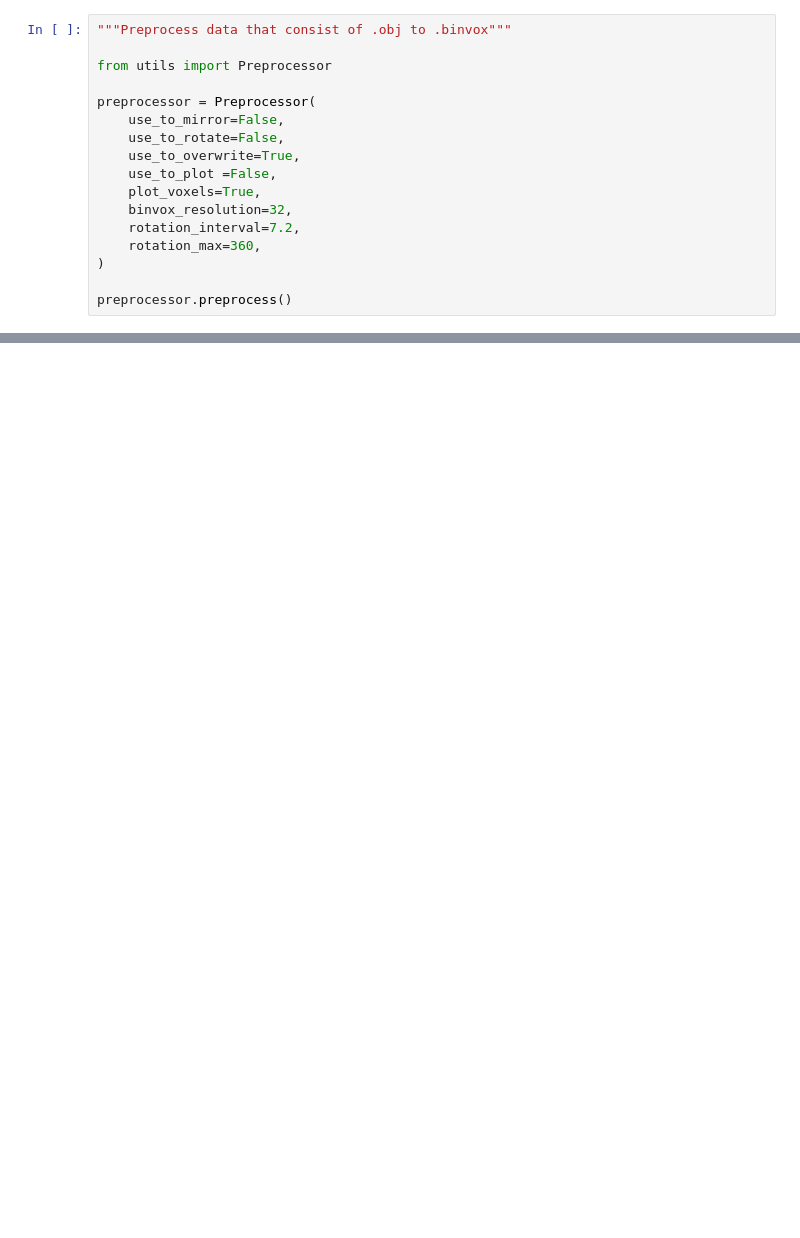
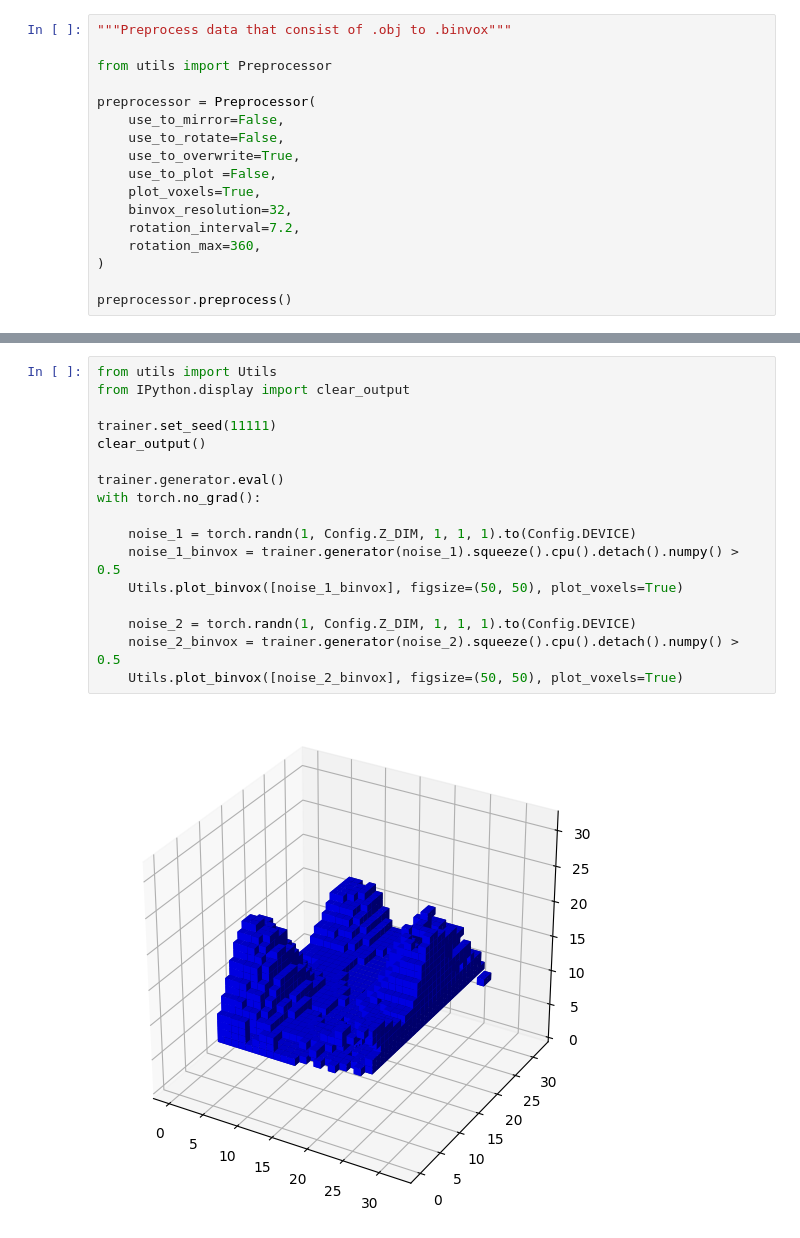
Before and after one commit to PARKCHEOLHEE-lab/gan-exer, a Jupyter notebook: massGAN/massGAN.ipynb, the cells around one changed output, grey strips where cells are left out. Drawn from its saved outputs; the diff is of its cells as text; blank space fills up the shorter version.

```diff
--- a/massGAN/massGAN.ipynb
+++ b/massGAN/massGAN.ipynb
@@ -99,0 +95,19 @@ import torch
+# %%
+from utils import Utils
+from IPython.display import clear_output
+
+trainer.set_seed(11111)
+clear_output()
+
+trainer.generator.eval()
+with torch.no_grad():
+
+    noise_1 = torch.randn(1, Config.Z_DIM, 1, 1, 1).to(Config.DEVICE)
+    noise_1_binvox = trainer.generator(noise_1).squeeze().cpu().detach().numpy() > 0.5
+    Utils.plot_binvox([noise_1_binvox], figsize=(50, 50), plot_voxels=True)
+
+    noise_2 = torch.randn(1, Config.Z_DIM, 1, 1, 1).to(Config.DEVICE)
+    noise_2_binvox = trainer.generator(noise_2).squeeze().cpu().detach().numpy() > 0.5
+    Utils.plot_binvox([noise_2_binvox], figsize=(50, 50), plot_voxels=True)
+# %% [output]
+[figure, added]
```
Also changed, not shown: parts of 7 cells of this notebook, 3 other files.
